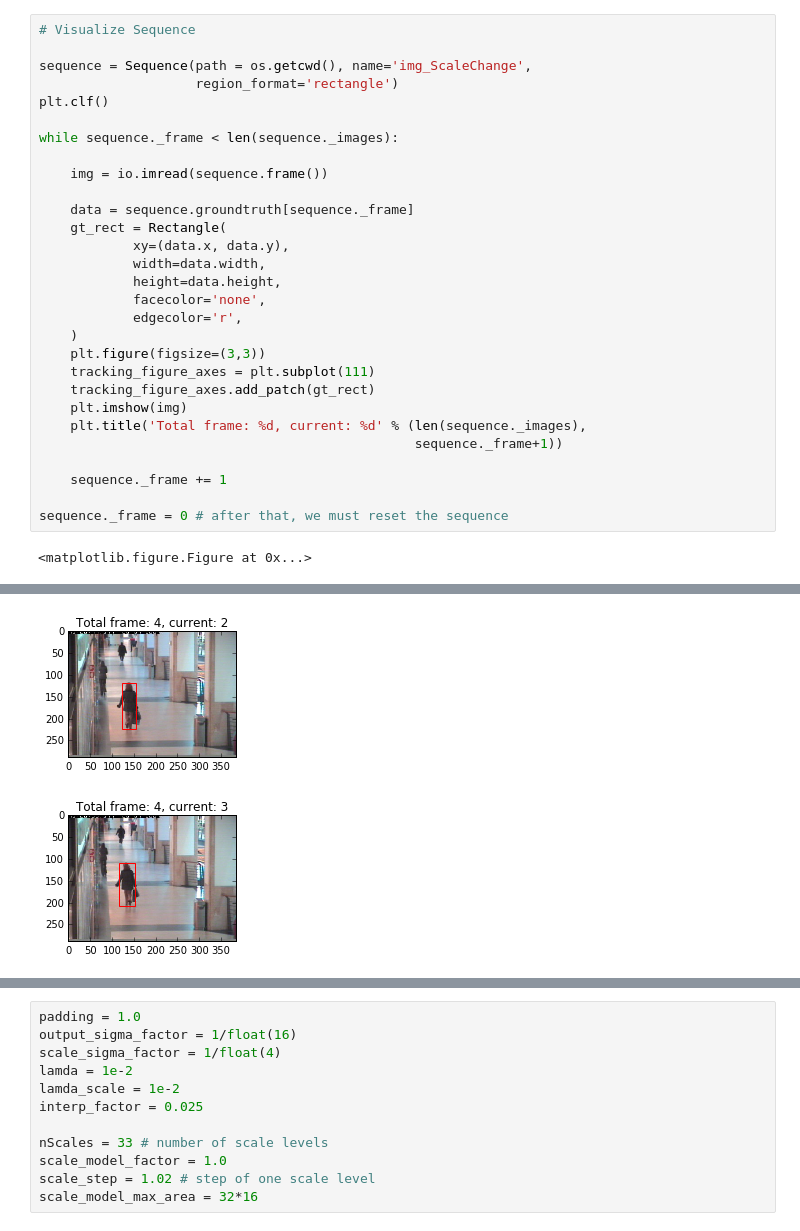
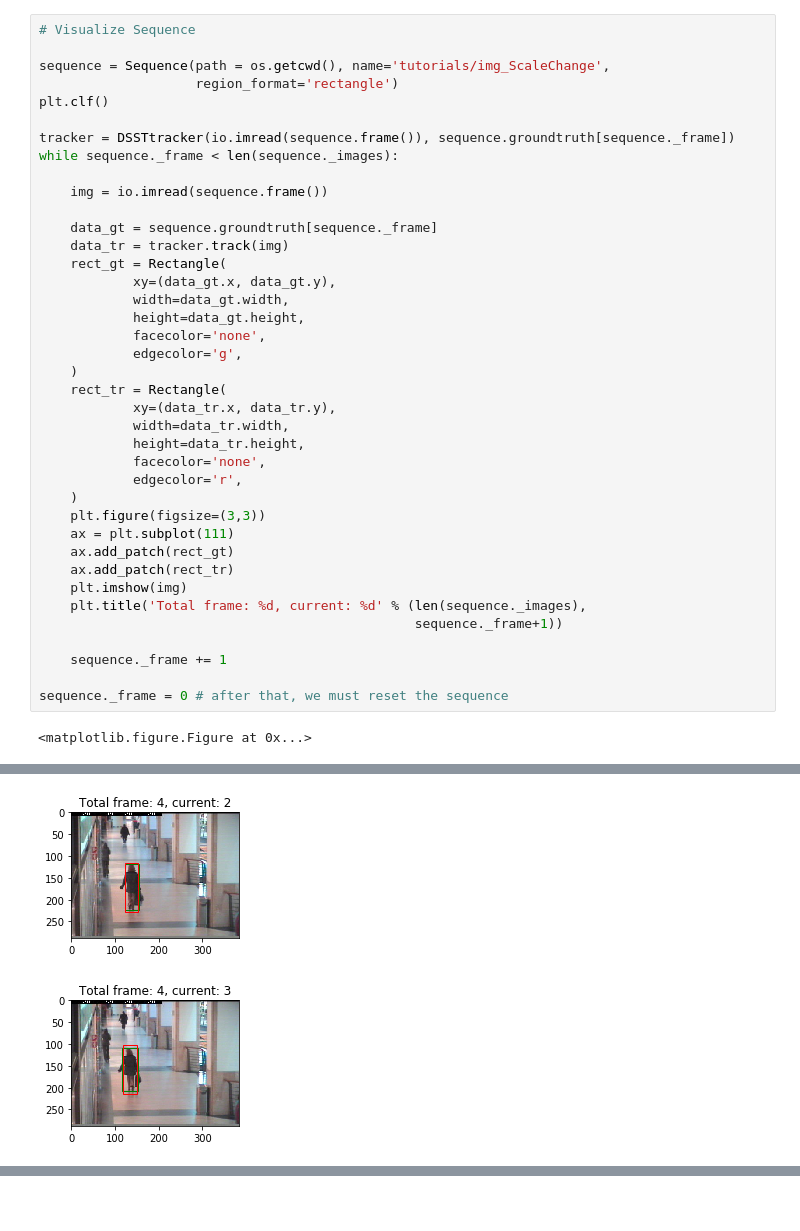
Before and after one commit to fbenda/Visual_Tracking_api, a Jupyter notebook: tutorials/Discriminative Scale Space Tracker.ipynb, the cells around one changed output, grey strips where cells are left out. Saved outputs shown, nothing was run; the diff lists cells and outputs as text; blank space fills up the shorter version.

Commit message:
Add CarSequence, Test notebooks, fDSST Tracker

```diff
--- a/tutorials/Discriminative Scale Space Tracker.ipynb
+++ b/tutorials/Discriminative Scale Space Tracker.ipynb
@@ -14,25 +16,35 @@ from pyhog import pyhog
 # %%
 # Visualize Sequence
 
-sequence = Sequence(path = os.getcwd(), name='img_ScaleChange',
+sequence = Sequence(path = os.getcwd(), name='tutorials/img_ScaleChange',
                     region_format='rectangle')
 plt.clf()
 
+tracker = DSSTtracker(io.imread(sequence.frame()), sequence.groundtruth[sequence._frame])
 while sequence._frame < len(sequence._images):
 
     img = io.imread(sequence.frame())
 
-    data = sequence.groundtruth[sequence._frame]
-    gt_rect = Rectangle(
-            xy=(data.x, data.y),
-            width=data.width,
-            height=data.height,
+    data_gt = sequence.groundtruth[sequence._frame]
+    data_tr = tracker.track(img)
+    rect_gt = Rectangle(
+            xy=(data_gt.x, data_gt.y),
+            width=data_gt.width,
+            height=data_gt.height,
+            facecolor='none',
+            edgecolor='g',
+    )
+    rect_tr = Rectangle(
+            xy=(data_tr.x, data_tr.y),
+            width=data_tr.width,
+            height=data_tr.height,
             facecolor='none',
             edgecolor='r',
     )
     plt.figure(figsize=(3,3))
-    tracking_figure_axes = plt.subplot(111)
-    tracking_figure_axes.add_patch(gt_rect)
+    ax = plt.subplot(111)
+    ax.add_patch(rect_gt)
+    ax.add_patch(rect_tr)
     plt.imshow(img)
     plt.title('Total frame: %d, current: %d' % (len(sequence._images),
                                                 sequence._frame+1))
@@ -46,2 +58,2 @@ sequence._frame = 0 # after that, we must reset the sequence
-[figure, old version]
+[figure, new version]
-[figure, old version]
+[figure, new version]
@@ -49,12 +60,0 @@ sequence._frame = 0 # after that, we must reset the sequence
-# %%
-padding = 1.0
-output_sigma_factor = 1/float(16)
-scale_sigma_factor = 1/float(4)
-lamda = 1e-2
-lamda_scale = 1e-2
-interp_factor = 0.025
-
-nScales = 33 # number of scale levels
-scale_model_factor = 1.0
-scale_step = 1.02 # step of one scale level
-scale_model_max_area = 32*16
```
Also changed, not shown: parts of 9 cells of this notebook, 9 other files.
